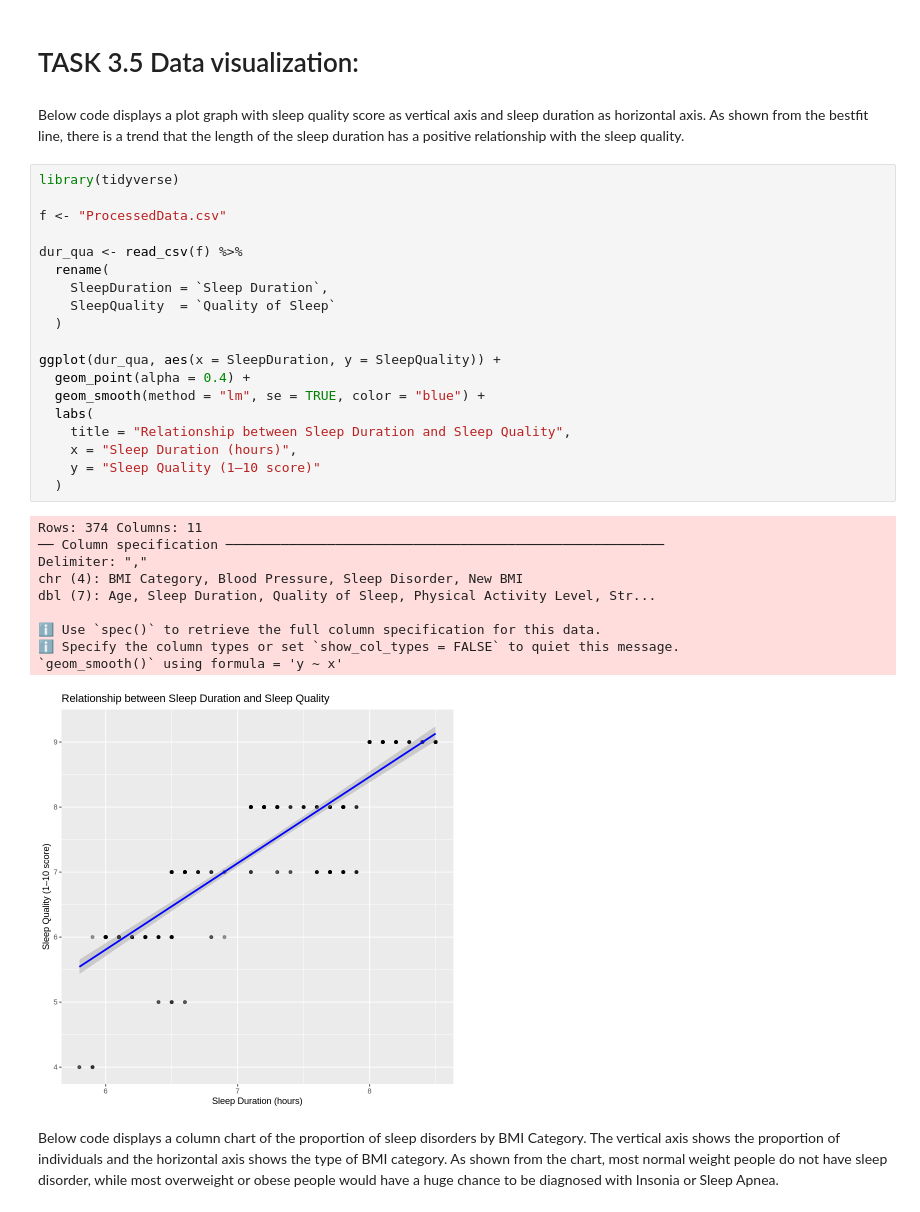
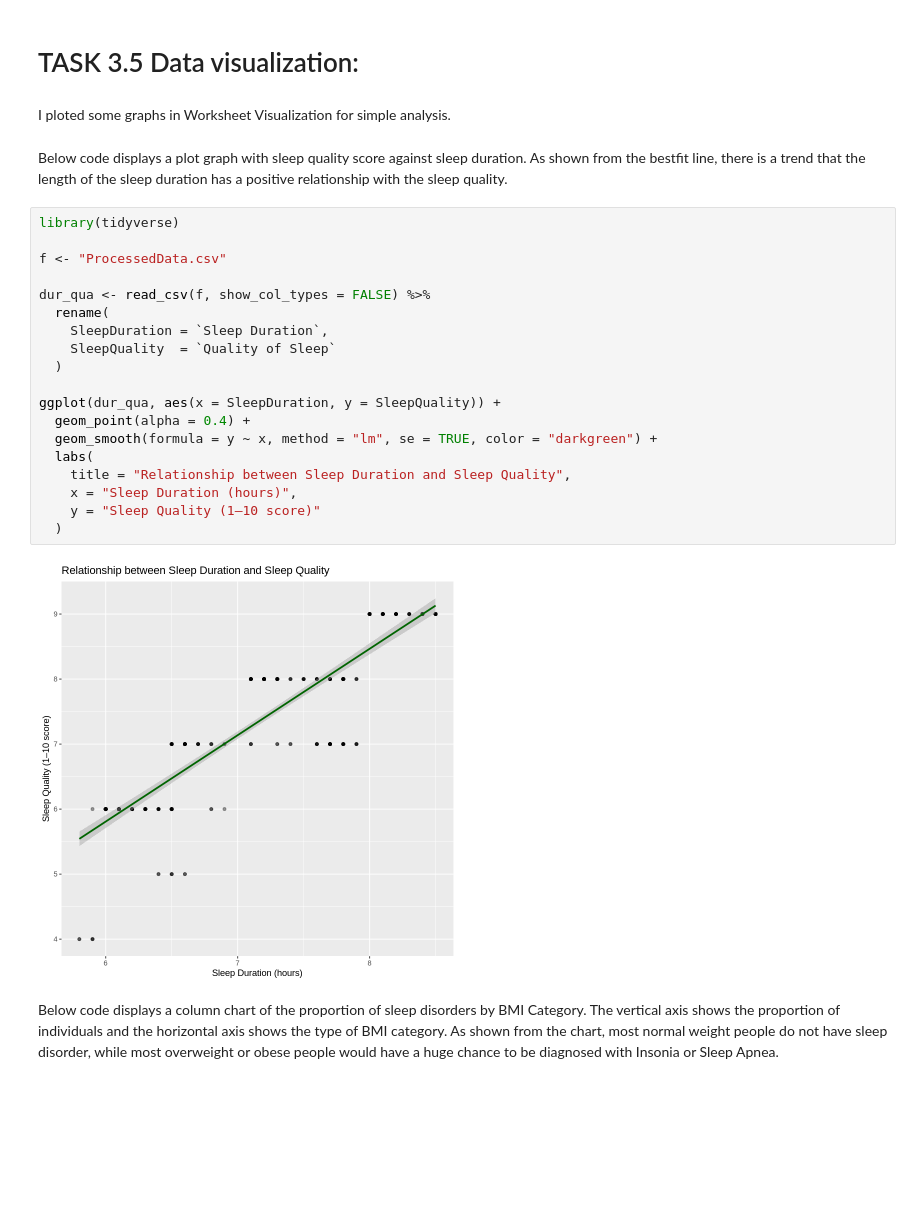
Before and after one commit to nickshen07/web, a Jupyter notebook: Project.ipynb, the cells around one changed output. Saved outputs shown, nothing was run; the diff lists cells and outputs as text; blank space fills up the shorter version.

```diff
--- a/Project.ipynb
+++ b/Project.ipynb
@@ -37,38 +40,31 @@ Forth, I filtered "Obese" value in the "New BMI" field as the number of the rela
 In Worksheet Summarization, cell A11:E11, I calculated the mean of sleep duration, number, minimum and maximum value of quality of sleep of different age groups. The age group is distributed as [20, 25), [25, 30), [30, 35), ..., and so on.
 # %% [markdown]
 # TASK 3.5 Data visualization:
+# %% [markdown]
+I ploted some graphs in Worksheet Visualization for simple analysis.
 # %% [markdown]
-Below code displays a plot graph with sleep quality score as vertical axis and sleep duration as horizontal axis. As shown from the bestfit line, there is a trend that the length of the sleep duration has a positive relationship with the sleep quality.
+Below code displays a plot graph with sleep quality score against sleep duration. As shown from the bestfit line, there is a trend that the length of the sleep duration has a positive relationship with the sleep quality.
 # %%
 library(tidyverse)
 
 f <- "ProcessedData.csv"
 
-dur_qua <- read_csv(f) %>%
+dur_qua <- read_csv(f, show_col_types = FALSE) %>%
   rename(
     SleepDuration = `Sleep Duration`,
     SleepQuality  = `Quality of Sleep`
   )
 
 ggplot(dur_qua, aes(x = SleepDuration, y = SleepQuality)) +
   geom_point(alpha = 0.4) +
-  geom_smooth(method = "lm", se = TRUE, color = "blue") +
+  geom_smooth(formula = y ~ x, method = "lm", se = TRUE, color = "darkgreen") +
   labs(
     title = "Relationship between Sleep Duration and Sleep Quality",
     x = "Sleep Duration (hours)",
     y = "Sleep Quality (1–10 score)"
   )
 # %% [output]
-Rows: 374 Columns: 11
-── Column specification ────────────────────────────────────────────────────────
-Delimiter: ","
-chr (4): BMI Category, Blood Pressure, Sleep Disorder, New BMI
-dbl (7): Age, Sleep Duration, Quality of Sleep, Physical Activity Level, Str...
-
-ℹ Use `spec()` to retrieve the full column specification for this data.
-ℹ Specify the column types or set `show_col_types = FALSE` to quiet this message.
-`geom_smooth()` using formula = 'y ~ x'
-[figure, old version]
+[figure, new version]
 # %% [markdown]
 Below code displays a column chart of the proportion of sleep disorders by BMI Category. The vertical axis shows the proportion of individuals and the horizontal axis shows the type of BMI category. As shown from the chart, most normal weight people do not have sleep disorder, while most overweight or obese people would have a huge chance to be diagnosed with Insonia or Sleep Apnea.
 # %%
```
Also changed, not shown: parts of 8 cells of this notebook.
